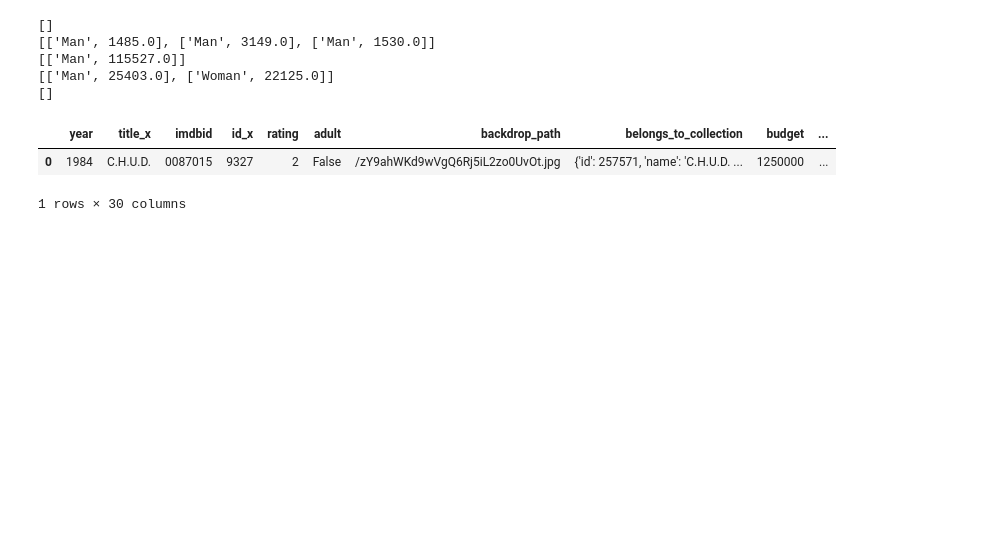
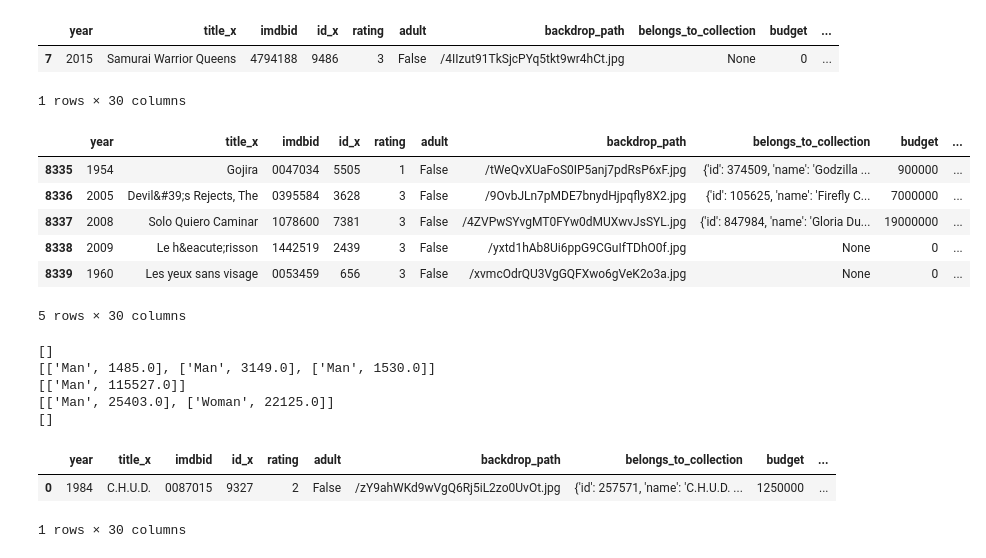
Before and after one commit to vdelale/Hackathon-ENSAE-2022, a Jupyter notebook: computer_vision/test_PosterAnalysis.ipynb, the cells around one changed output. Cells and saved outputs as stored; diff of their text form; code cells hidden in the pictures; blank space fills up the shorter version.

```diff
--- a/computer_vision/test_PosterAnalysis.ipynb
+++ b/computer_vision/test_PosterAnalysis.ipynb
@@ -14,8 +14,22 @@ imdb_df = pd.read_json('tmdb_data.json')
 imdb_df['imdb_id'] = imdb_df['imdb_id'].apply(lambda x: x[2:])
 # %%
 merged_df = pd.merge(bechdel_df,imdb_df,left_on='imdbid', right_on='imdb_id')
+# %%
+merged_df[merged_df['imdbid']=='4794188']
+# %% [output]
+|  | year | title_x | imdbid | id_x | rating | adult | backdrop_path | belongs_to_collection | budget | ... |
+| 7 | 2015 | Samurai Warrior Queens | 4794188 | 9486 | 3 | False | /4IIzut91TkSjcPYq5tkt9wr4hCt.jpg | None | 0 | ... |
+1 rows × 30 columns
 # %%
-sample_df = merged_df.tail()
+sample_df
+# %% [output]
+|  | year | title_x | imdbid | id_x | rating | adult | backdrop_path | belongs_to_collection | budget | ... |
+| 8335 | 1954 | Gojira | 0047034 | 5505 | 1 | False | /tWeQvXUaFoS0IP5anj7pdRsP6xF.jpg | {'id': 374509, 'name': 'Godzilla ... | 900000 | ... |
+| 8336 | 2005 | Devil&#39;s Rejects, The | 0395584 | 3628 | 3 | False | /9OvbJLn7pMDE7bnydHjpqfly8X2.jpg | {'id': 105625, 'name': 'Firefly C... | 7000000 | ... |
+| 8337 | 2008 | Solo Quiero Caminar | 1078600 | 7381 | 3 | False | /4ZVPwSYvgMT0FYw0dMUXwvJsSYL.jpg | {'id': 847984, 'name': 'Gloria Du... | 19000000 | ... |
+| 8338 | 2009 | Le h&eacute;risson | 1442519 | 2439 | 3 | False | /yxtd1hAb8Ui6ppG9CGuIfTDhO0f.jpg | None | 0 | ... |
+| 8339 | 1960 | Les yeux sans visage | 0053459 | 656 | 3 | False | /xvmcOdrQU3VgGQFXwo6gVeK2o3a.jpg | None | 0 | ... |
+5 rows × 30 columns
 # %%
 gender_detector = DeepFace.build_model("Gender")
 face_detector = FaceDetector.build_model(config["detector_backend"])
```
Also changed, not shown: parts of 2 cells of this notebook, 5 other files.
